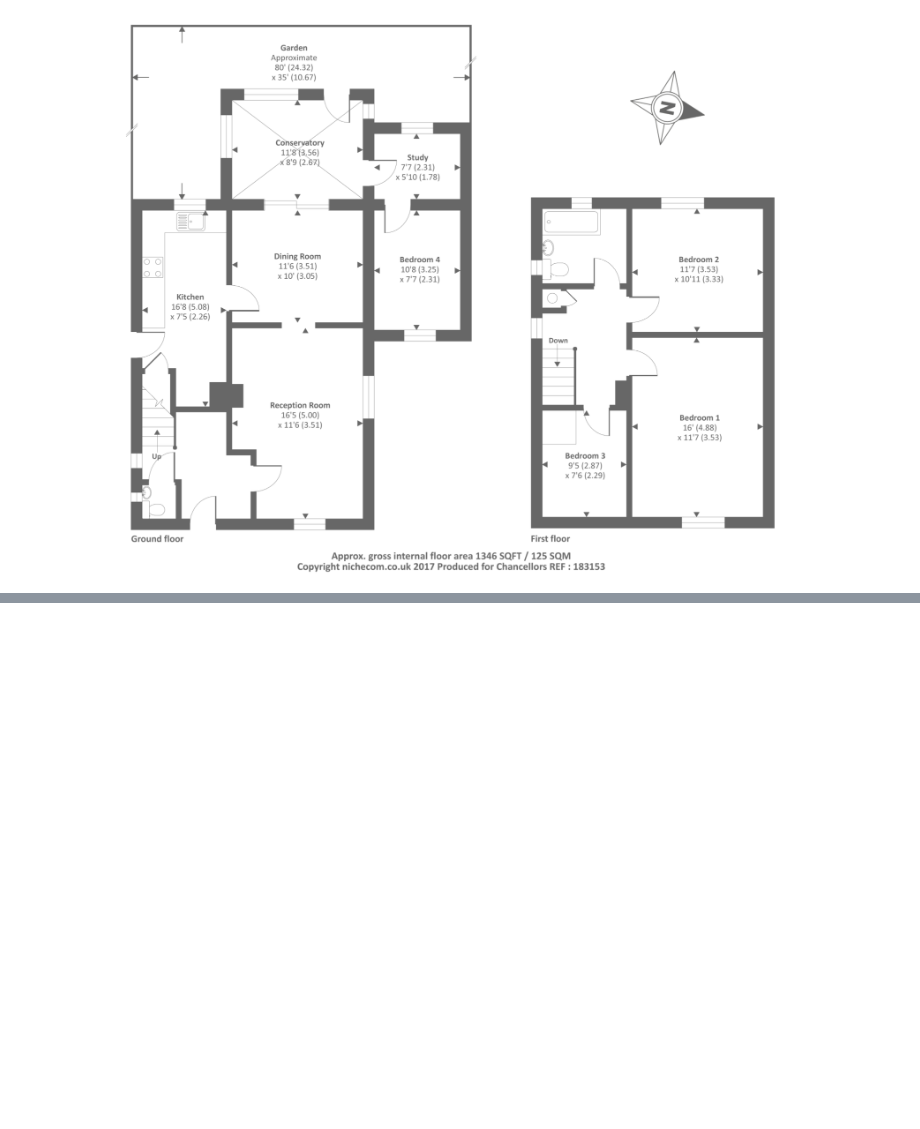
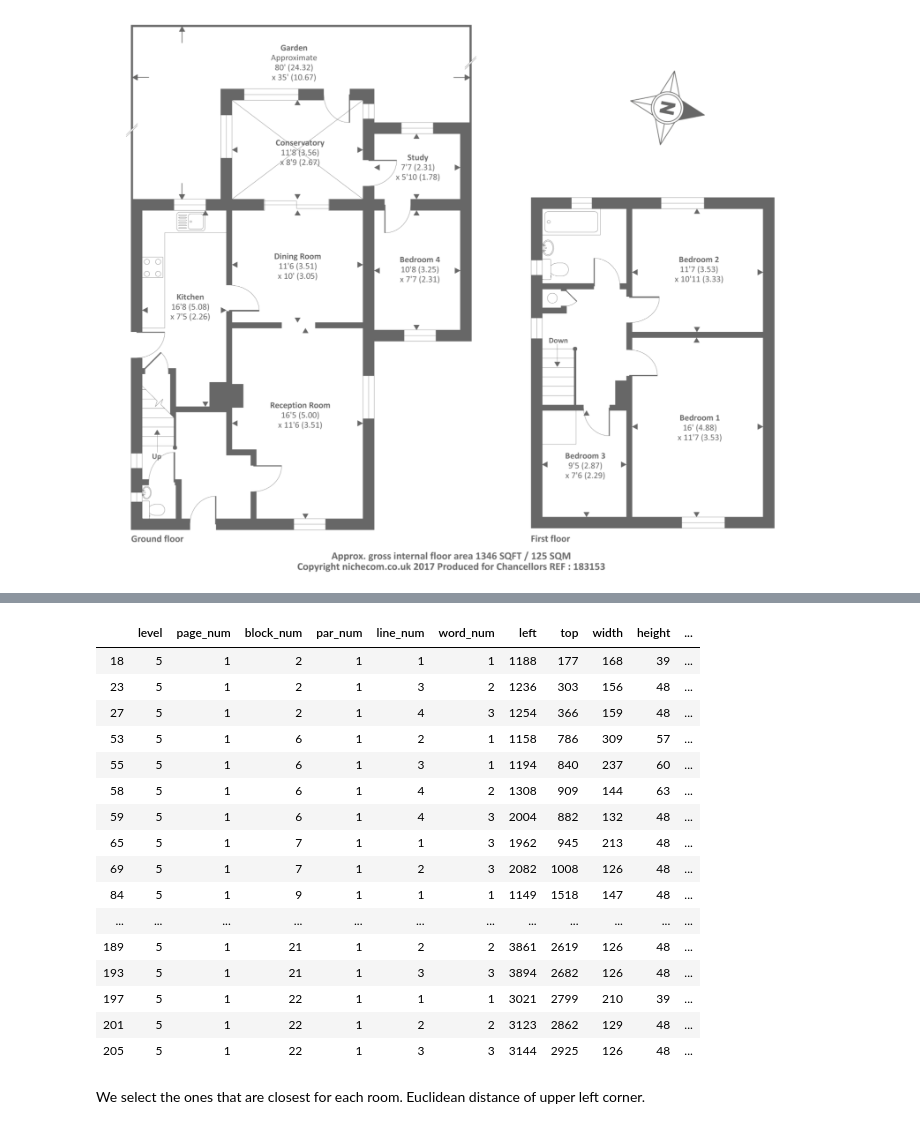
Before and after one commit to MatePocs/floorplan_reader, a Jupyter notebook: floorplan_reader_wip.ipynb, the cells around one changed output, grey strips where cells are left out. Cells and saved outputs as stored; diff of their text form; code cells hidden in the pictures; blank space fills up the shorter version.

```diff
--- a/floorplan_handler.ipynb
+++ b/floorplan_reader_wip.ipynb
@@ -222,0 +54,64 @@ table
+# %%
+df['class'] = ""
+df['side_number'] = ""
+# %%
+class_list = []
+i = 0
+while i < len(df):
+    curr_class = ""
+
+    if df['text_2row'].iloc[i] in rooms_set:
+        curr_class = "room"
+        class_list.append(curr_class)
+        df['text'].iloc[i] = df['text_2row'].iloc[i]
+        i += 1
+        curr_class = "DEL"
+        class_list.append(curr_class)
+        i += 1 # find this more readable this way
+    elif df['text'].iloc[i] in rooms_set:
+        curr_class = "room"
+        class_list.append(curr_class)
+        i += 1
+
+    if curr_class == "":
+        regex_list = re.findall(room_side_regex,df['text'].iloc[i])
+        if len(regex_list) > 0:
+            curr_class = "room_side"
+            df['side_number'].iloc[i] = float(regex_list[0])
+            class_list.append(curr_class)
+            i += 1
+
+    if curr_class == "":
+        class_list.append(curr_class)
+        i += 1
+
+df['class'] = class_list
+# %%
+df = df[(df['class'] != "") & (df['class'] != "DEL")]
+# %%
+df['value'] = ""
+df['value'][df['class']=="room"] = df['text']
+df['value'][df['class']=="room_side"] = df['side_number']
+df.drop(['text', 'text_2row', 'side_number'], inplace = True, axis = 1)
+# %%
+df
+# %% [output]
+|  | level | page_num | block_num | par_num | line_num | word_num | left | top | width | height | ... |
+| 18 | 5 | 1 | 2 | 1 | 1 | 1 | 1188 | 177 | 168 | 39 | ... |
+| 23 | 5 | 1 | 2 | 1 | 3 | 2 | 1236 | 303 | 156 | 48 | ... |
+| 27 | 5 | 1 | 2 | 1 | 4 | 3 | 1254 | 366 | 159 | 48 | ... |
+| 53 | 5 | 1 | 6 | 1 | 2 | 1 | 1158 | 786 | 309 | 57 | ... |
+| 55 | 5 | 1 | 6 | 1 | 3 | 1 | 1194 | 840 | 237 | 60 | ... |
+| 58 | 5 | 1 | 6 | 1 | 4 | 2 | 1308 | 909 | 144 | 63 | ... |
+| 59 | 5 | 1 | 6 | 1 | 4 | 3 | 2004 | 882 | 132 | 48 | ... |
+| 65 | 5 | 1 | 7 | 1 | 1 | 3 | 1962 | 945 | 213 | 48 | ... |
+| 69 | 5 | 1 | 7 | 1 | 2 | 3 | 2082 | 1008 | 126 | 48 | ... |
+| 84 | 5 | 1 | 9 | 1 | 1 | 1 | 1149 | 1518 | 147 | 48 | ... |
+| ... | ... | ... | ... | ... | ... | ... | ... | ... | ... | ... | ... |
+| 189 | 5 | 1 | 21 | 1 | 2 | 2 | 3861 | 2619 | 126 | 48 | ... |
+| 193 | 5 | 1 | 21 | 1 | 3 | 3 | 3894 | 2682 | 126 | 48 | ... |
+| 197 | 5 | 1 | 22 | 1 | 1 | 1 | 3021 | 2799 | 210 | 39 | ... |
+| 201 | 5 | 1 | 22 | 1 | 2 | 2 | 3123 | 2862 | 129 | 48 | ... |
+| 205 | 5 | 1 | 22 | 1 | 3 | 3 | 3144 | 2925 | 126 | 48 | ... |
+# %% [markdown]
+We select the ones that are closest for each room. Euclidean distance of upper left corner.
```
Also changed, not shown: parts of 35 cells of this notebook.
